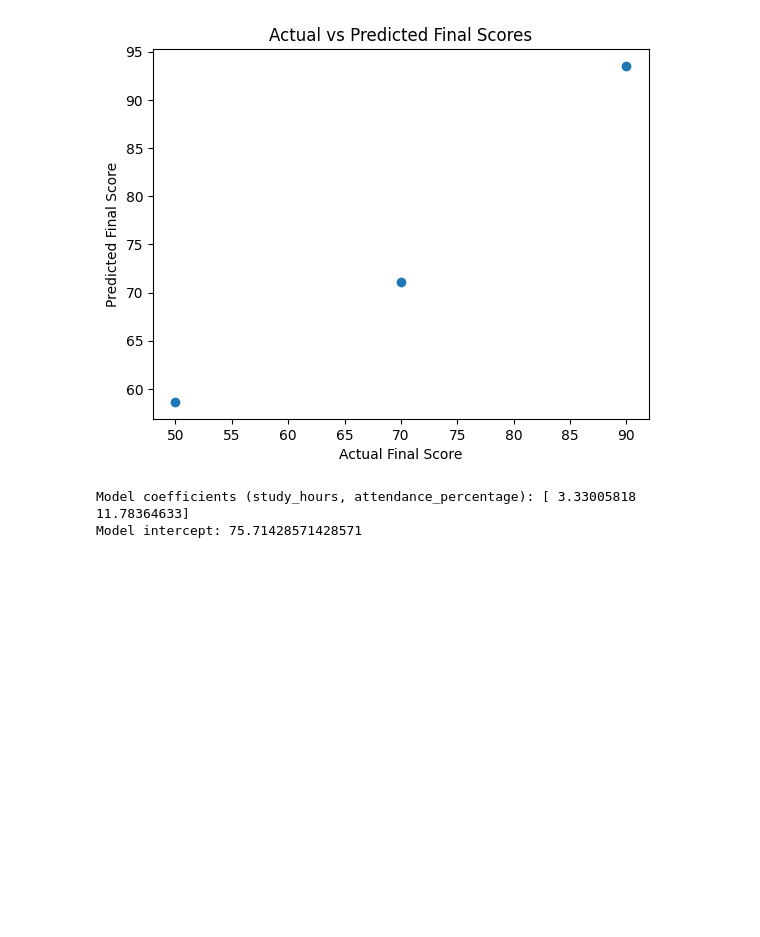
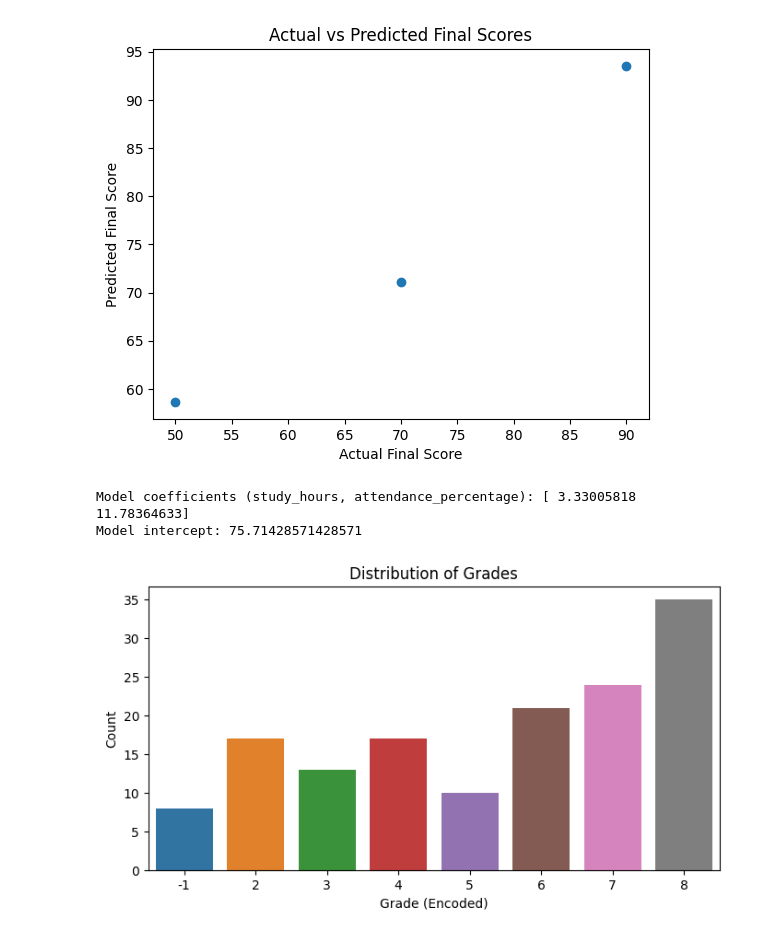
Before and after one commit to Hanayaregal/AI-Group-2, a Jupyter notebook: notebook2d1424ae42.ipynb, the cells around one changed output. Drawn from its saved outputs; the diff is of its cells as text; code cells hidden in the pictures; blank space fills up the shorter version.

Commit message:
Kaggle Notebook | notebook2d1424ae42 | v6

```diff
--- a/notebook2d1424ae42.ipynb
+++ b/notebook2d1424ae42.ipynb
@@ -334,3 +336,89 @@ R-squared (R²): 0.8895905473520258
 [figure]
 Model coefficients (study_hours, attendance_percentage): [ 3.33005818 11.78364633]
 Model intercept: 75.71428571428571
+# %%
+# Importing necessary libraries
+import pandas as pd
+import matplotlib.pyplot as plt
+import seaborn as sns
+from sklearn.preprocessing import LabelEncoder
+from sklearn.model_selection import train_test_split
+from sklearn.ensemble import RandomForestClassifier
+from sklearn.metrics import classification_report, confusion_matrix, accuracy_score
+
+# Load the dataset
+df = pd.read_csv("/kaggle/input/students22/Students Performance Prediction.csv")
+
+# Drop non-informative ID column
+df.drop(columns=["Student_ID"], inplace=True)
+
+# Encode the target variable as ordinal (FF < FD < ... < AA)
+grade_order = ['FF', 'FD', 'DD', 'DC', 'CC', 'CB', 'BB', 'BA', 'AA']
+df['Grade'] = pd.Categorical(df['Grade'], categories=grade_order, ordered=True)
+df['Grade'] = df['Grade'].cat.codes
+
+# Encode all categorical features
+label_encoders = {}
+for col in df.select_dtypes(include="object").columns:
+    le = LabelEncoder()
+    df[col] = le.fit_transform(df[col])
+    label_encoders[col] = le
+
+# -------------------------
+# Visualization
+# -------------------------
+
+# Grade Distribution
+plt.figure(figsize=(8, 4))
+sns.countplot(x='Grade', data=df)
+plt.title("Distribution of Grades")
+plt.xlabel("Grade (Encoded)")
+plt.ylabel("Count")
+plt.show()
+
+# Study Hours vs Grade
+plt.figure(figsize=(8, 4))
+sns.boxplot(x='Grade', y='Weekly_Study_Hours', data=df)
+plt.title("Weekly Study Hours by Grade")
+plt.xlabel("Grade (Encoded)")
+plt.ylabel("Study Hours")
+plt.show()
+
+# Attendance vs Grade
+plt.figure(figsize=(8, 4))
+sns.boxplot(x='Grade', y='Attendance', data=df)
+plt.title("Attendance vs Grade")
+plt.xlabel("Grade (Encoded)")
+plt.ylabel("Attendance (Encoded)")
+plt.show()
+
+# -------------------------
+# Model Training
+# -------------------------
+
+# Split dataset
+X = df.drop(columns=["Grade"])
+y = df["Grade"]
+
+X_train, X_test, y_train, y_test = train_test_split(X, y, test_size=0.2, random_state=42)
+
+# Train a Random Forest Classifier
+model = RandomForestClassifier(n_estimators=100, random_state=42)
+model.fit(X_train, y_train)
+
+# Predict
+y_pred = model.predict(X_test)
+
+# Evaluation
+print("Accuracy:", accuracy_score(y_test, y_pred))
+print("\nClassification Report:\n", classification_report(y_test, y_pred))
+print("\nConfusion Matrix:\n", confusion_matrix(y_test, y_pred))
+
+# Optional: Feature Importance
+plt.figure(figsize=(10, 5))
+feat_imp = pd.Series(model.feature_importances_, index=X.columns).sort_values(ascending=False)
+feat_imp.plot(kind='bar')
+plt.title("Feature Importance")
+plt.show()
+# %% [output]
+[figure, added]
```
Also changed, not shown: parts of 2 cells of this notebook.
